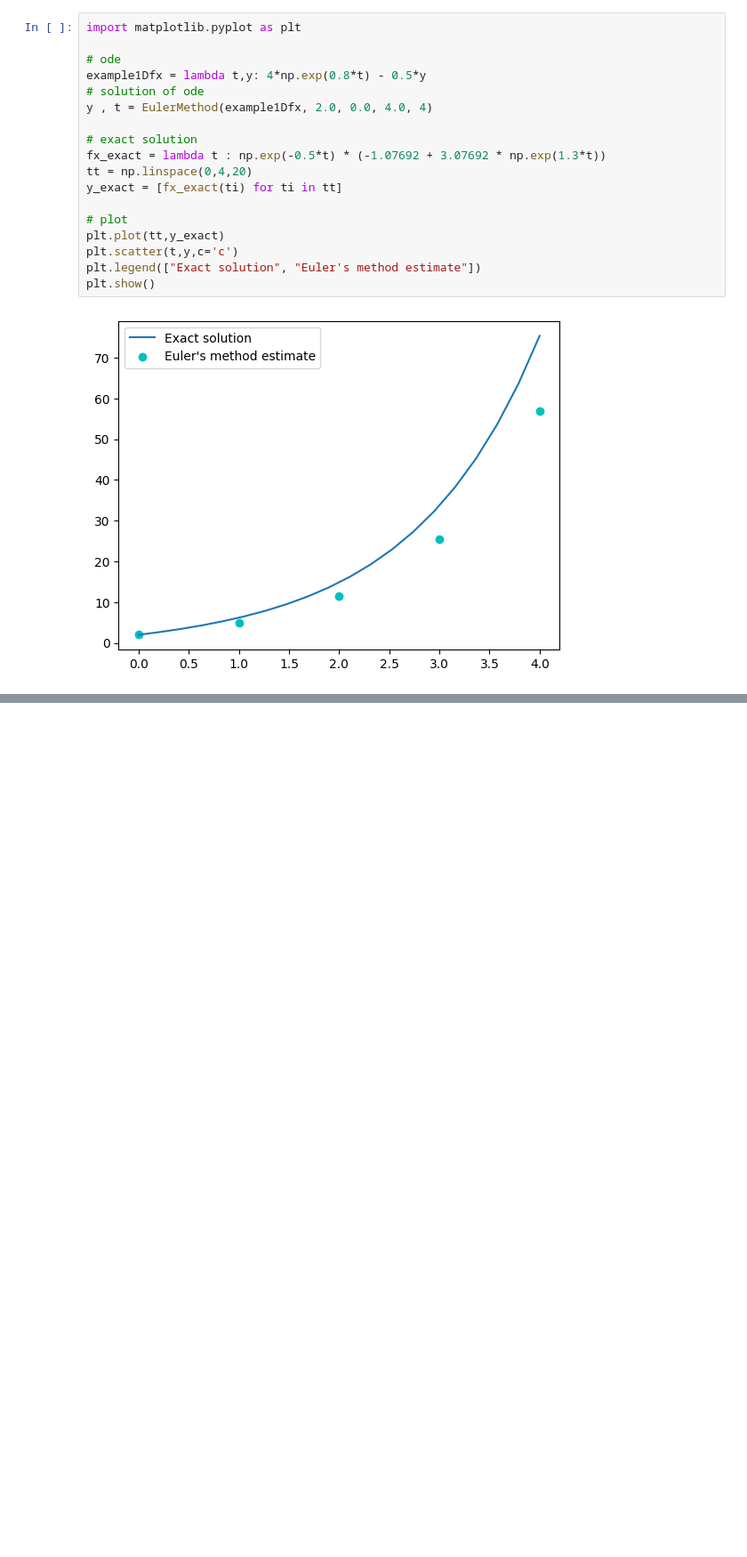
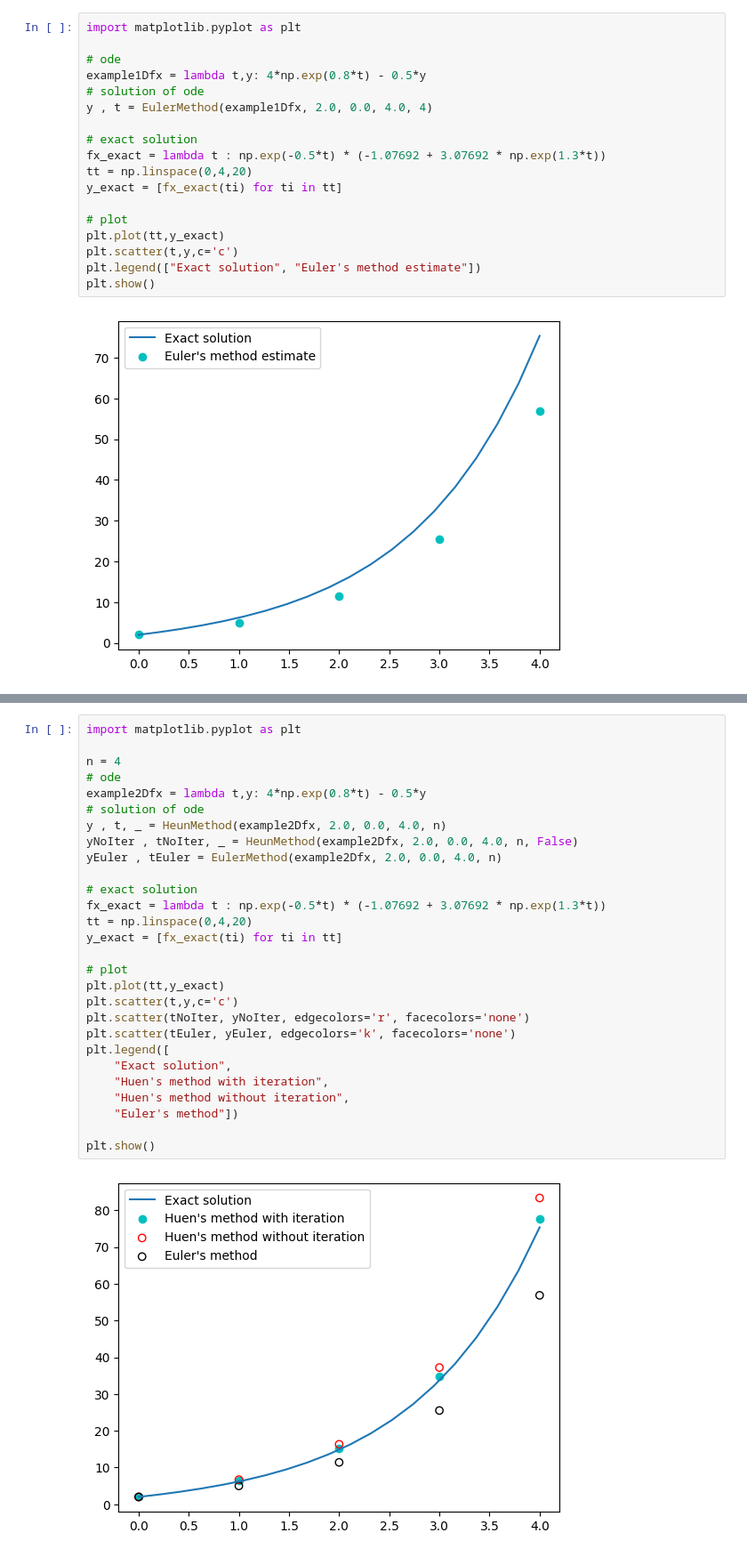
Before and after one commit to hamidrezanorouzi/numericalMethods, a Jupyter notebook: Lectures/Lecture08_solving_ODEs.ipynb, the cells around one changed output, grey strips where cells are left out. Shown at 89% size. Saved outputs shown, nothing was run; the diff lists cells and outputs as text; blank space fills up the shorter version.

Commit message:
midpoint and Heun methods added

```diff
--- a/Lectures/Lecture08_solving_ODEs.ipynb
+++ b/Lectures/Lecture08_solving_ODEs.ipynb
@@ -222,0 +358,30 @@ plt.show()
+# %%
+import matplotlib.pyplot as plt
+
+n = 4
+# ode
+example2Dfx = lambda t,y: 4*np.exp(0.8*t) - 0.5*y
+# solution of ode
+y , t, _ = HeunMethod(example2Dfx, 2.0, 0.0, 4.0, n)
+yNoIter , tNoIter, _ = HeunMethod(example2Dfx, 2.0, 0.0, 4.0, n, False)
+yEuler , tEuler = EulerMethod(example2Dfx, 2.0, 0.0, 4.0, n)
+
+# exact solution
+fx_exact = lambda t : np.exp(-0.5*t) * (-1.07692 + 3.07692 * np.exp(1.3*t))
+tt = np.linspace(0,4,20)
+y_exact = [fx_exact(ti) for ti in tt]
+
+# plot
+plt.plot(tt,y_exact)
+plt.scatter(t,y,c='c')
+plt.scatter(tNoIter, yNoIter, edgecolors='r', facecolors='none')
+plt.scatter(tEuler, yEuler, edgecolors='k', facecolors='none')
+plt.legend([
+    "Exact solution",
+    "Huen's method with iteration",
+    "Huen's method without iteration",
+    "Euler's method"])
+
+plt.show()
+# %% [output]
+[figure, added]
```
Also changed, not shown: parts of 22 cells of this notebook.
